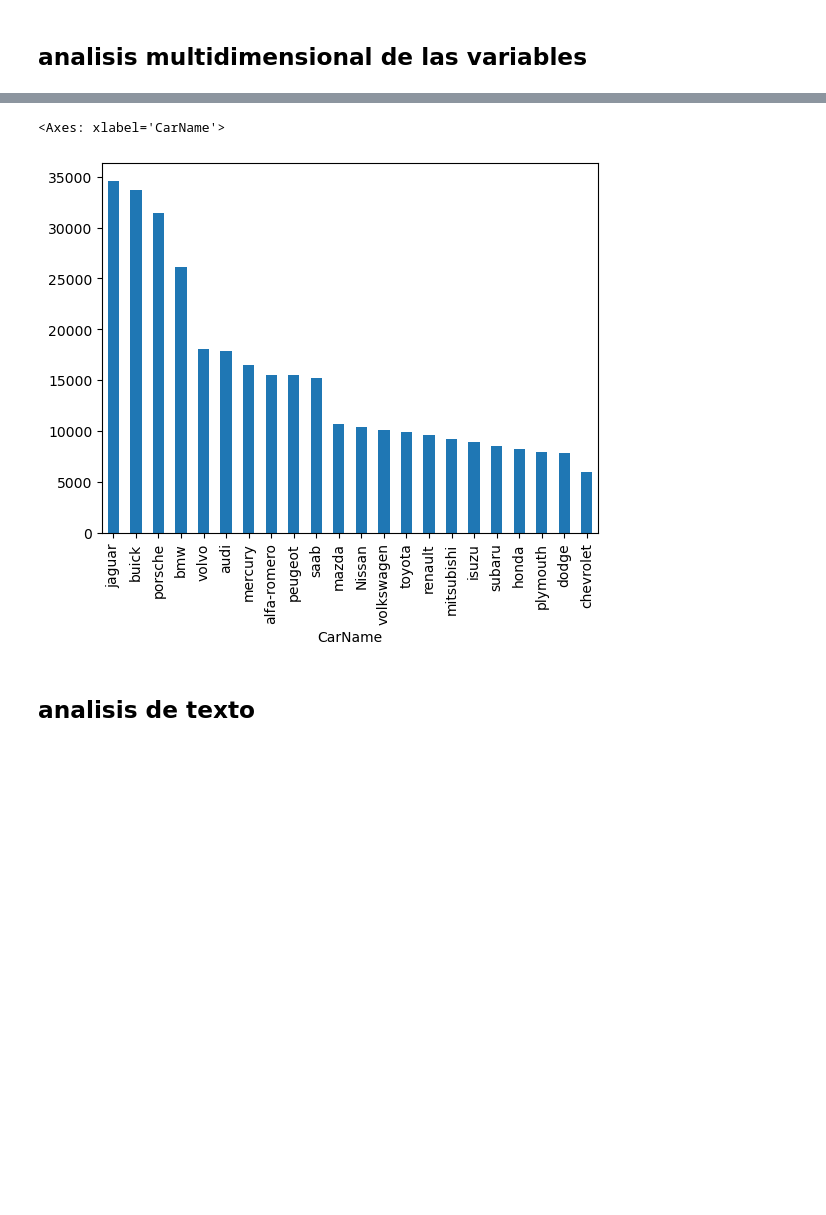
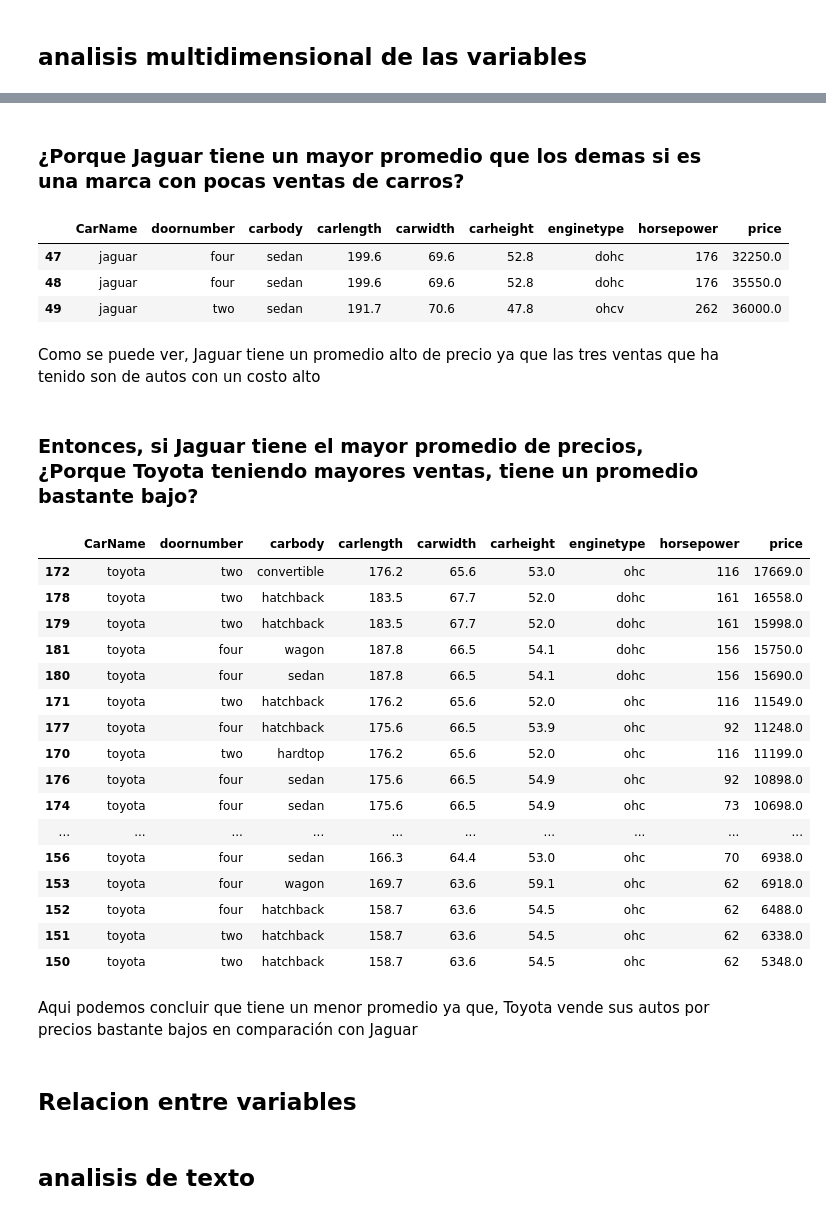
Before and after one commit to AlejandroSegura24/car-assignment-analysis, a Jupyter notebook: notebooks/2_exploracion.ipynb, the cells around one changed output, grey strips where cells are left out. Cells and saved outputs as stored; diff of their text form; code cells hidden in the pictures; blank space fills up the shorter version.

Commit message:
poca agregacion de codigo

```diff
--- a/notebooks/2_exploracion.ipynb
+++ b/notebooks/2_exploracion.ipynb
@@ -130,7 +102,39 @@ mean_carname.reset_index()
-# %%
-mean_carname.plot(kind='bar', x='carName')
-# %% [output]
-<Axes: xlabel='CarName'>
-[figure, removed]
+# %% [markdown]
+### ¿Porque Jaguar tiene un mayor promedio que los demas si es una marca con pocas ventas de carros?
+# %%
+data[data['CarName'] == 'jaguar'].sort_values(by='price')
+# %% [output]
+|  | CarName | doornumber | carbody | carlength | carwidth | carheight | enginetype | horsepower | price |
+| 47 | jaguar | four | sedan | 199.6 | 69.6 | 52.8 | dohc | 176 | 32250.0 |
+| 48 | jaguar | four | sedan | 199.6 | 69.6 | 52.8 | dohc | 176 | 35550.0 |
+| 49 | jaguar | two | sedan | 191.7 | 70.6 | 47.8 | ohcv | 262 | 36000.0 |
+# %% [markdown]
+Como se puede ver, Jaguar tiene un promedio alto de precio ya que las tres ventas que ha tenido son de autos con un costo alto
+# %% [markdown]
+### Entonces, si Jaguar tiene el mayor promedio de precios, ¿Porque Toyota teniendo mayores ventas, tiene un promedio bastante bajo?
+# %%
+data[data['CarName'] == 'toyota'].sort_values(by='price', ascending=False)
+# %% [output]
+|  | CarName | doornumber | carbody | carlength | carwidth | carheight | enginetype | horsepower | price |
+| 172 | toyota | two | convertible | 176.2 | 65.6 | 53.0 | ohc | 116 | 17669.0 |
+| 178 | toyota | two | hatchback | 183.5 | 67.7 | 52.0 | dohc | 161 | 16558.0 |
+| 179 | toyota | two | hatchback | 183.5 | 67.7 | 52.0 | dohc | 161 | 15998.0 |
+| 181 | toyota | four | wagon | 187.8 | 66.5 | 54.1 | dohc | 156 | 15750.0 |
+| 180 | toyota | four | sedan | 187.8 | 66.5 | 54.1 | dohc | 156 | 15690.0 |
+| 171 | toyota | two | hatchback | 176.2 | 65.6 | 52.0 | ohc | 116 | 11549.0 |
+| 177 | toyota | four | hatchback | 175.6 | 66.5 | 53.9 | ohc | 92 | 11248.0 |
+| 170 | toyota | two | hardtop | 176.2 | 65.6 | 52.0 | ohc | 116 | 11199.0 |
+| 176 | toyota | four | sedan | 175.6 | 66.5 | 54.9 | ohc | 92 | 10898.0 |
+| 174 | toyota | four | sedan | 175.6 | 66.5 | 54.9 | ohc | 73 | 10698.0 |
+| ... | ... | ... | ... | ... | ... | ... | ... | ... | ... |
+| 156 | toyota | four | sedan | 166.3 | 64.4 | 53.0 | ohc | 70 | 6938.0 |
+| 153 | toyota | four | wagon | 169.7 | 63.6 | 59.1 | ohc | 62 | 6918.0 |
+| 152 | toyota | four | hatchback | 158.7 | 63.6 | 54.5 | ohc | 62 | 6488.0 |
+| 151 | toyota | two | hatchback | 158.7 | 63.6 | 54.5 | ohc | 62 | 6338.0 |
+| 150 | toyota | two | hatchback | 158.7 | 63.6 | 54.5 | ohc | 62 | 5348.0 |
+# %% [markdown]
+Aqui podemos concluir que tiene un menor promedio ya que, Toyota vende sus autos por precios bastante bajos en comparación con Jaguar
+# %% [markdown]
+## Relacion entre variables
 # %% [markdown]
 ## analisis de texto
```
Also changed, not shown: parts of 5 cells of this notebook, 2 other files.
